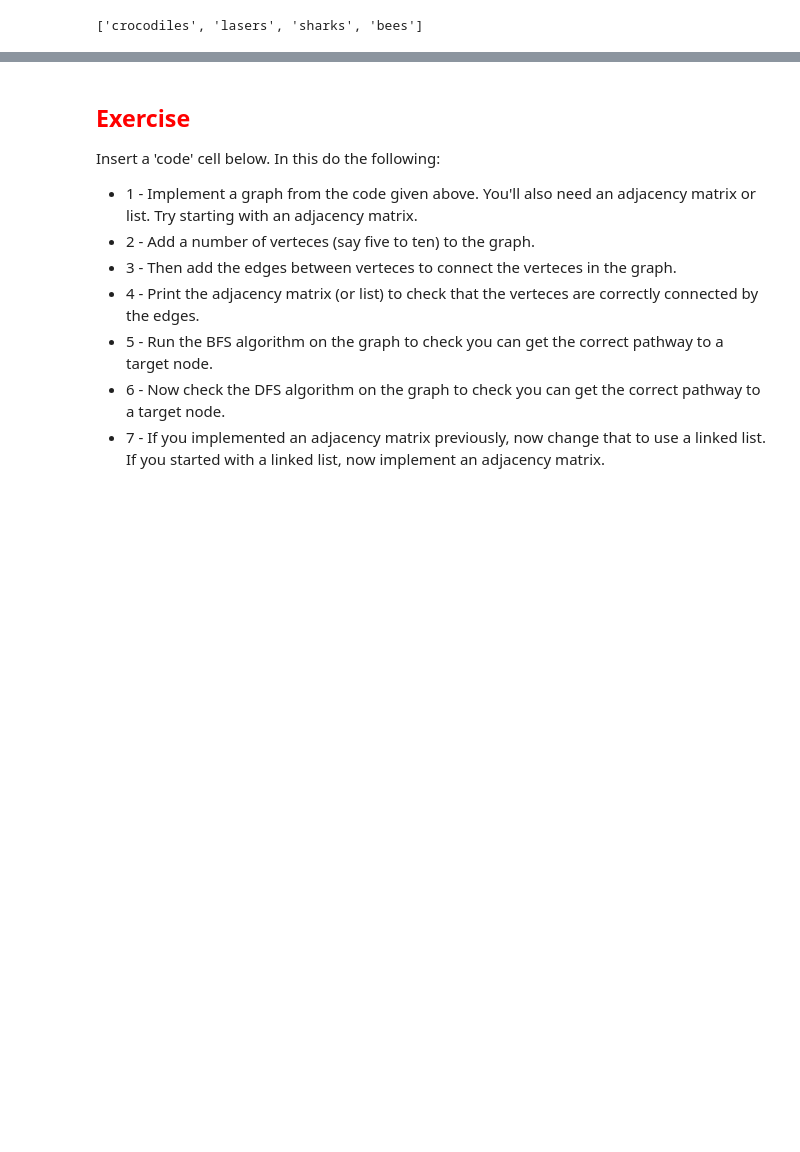
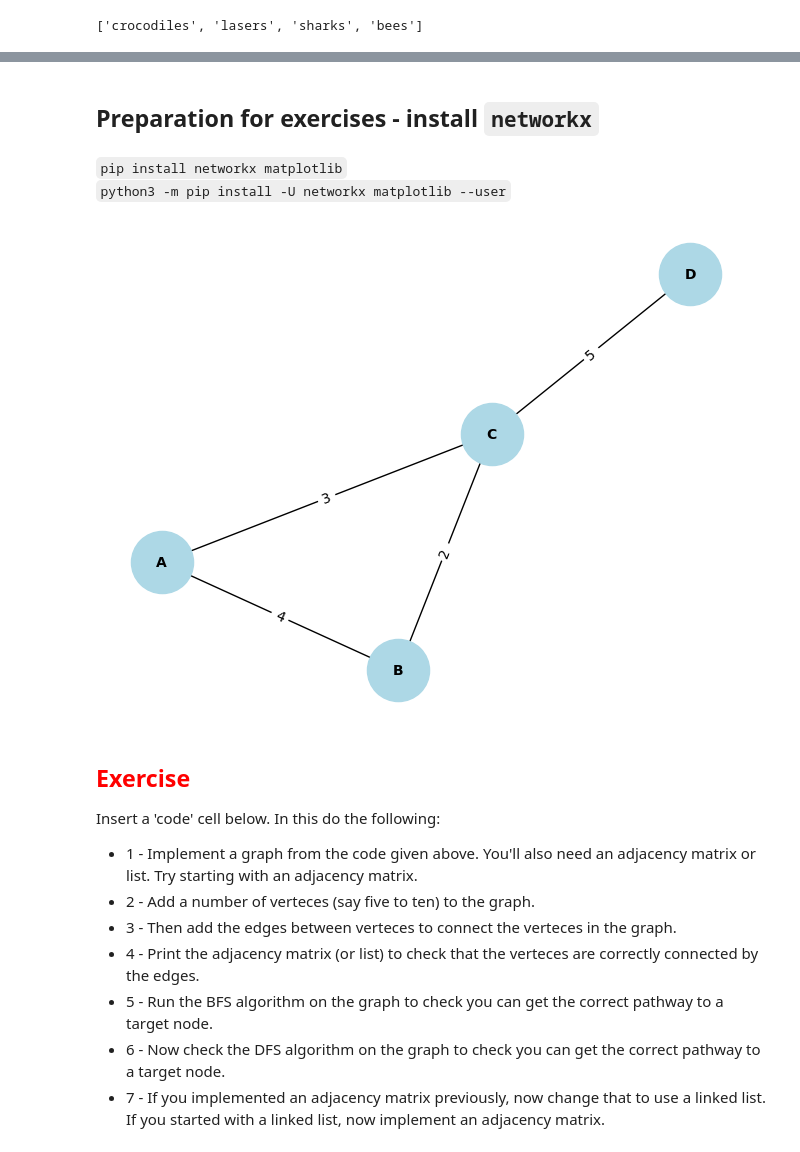
Before and after one commit to NicholasDay1992/COM5013-Algorithms-and-Data-Structures, a Jupyter notebook: 13 Graph Theory/13 Graphs.ipynb, the cells around one changed output, grey strips where cells are left out. Saved outputs shown, nothing was run; the diff lists cells and outputs as text; code cells hidden in the pictures; blank space fills up the shorter version.

Commit message:
making use of networkx for drawing graphs

```diff
--- a/13 Graph Theory/13 Graphs.ipynb
+++ b/13 Graph Theory/13 Graphs.ipynb
@@ -677,6 +677,37 @@ print(dfs(some_hazardous_graph, 'sharks', 'bees'))
 ### Shortest Paths between nodes in a network (or minimum spanning)
 
 ![shortest_path](https://tomrocksmaths.files.wordpress.com/2023/08/screenshot-2023-08-04-at-11.47.05.png?w=1024)
+# %% [markdown]
+## Preparation for exercises - install `networkx`
+# %% [markdown]
+`pip install networkx matplotlib`
+  `python3 -m pip install -U networkx matplotlib --user`
+# %%
+import matplotlib.pyplot as plt
+import networkx as nx
+
+# Create a graph
+G = nx.Graph()
+
+# Add weighted edges
+G.add_edge('A', 'B', weight=4)
+G.add_edge('A', 'C', weight=3)
+G.add_edge('B', 'C', weight=2)
+G.add_edge('C', 'D', weight=5)
+
+# Get positions for the nodes
+pos = nx.spring_layout(G)
+
+# Draw nodes and edges
+nx.draw(G, pos, with_labels=True, node_color='lightblue', node_size=2000, font_size=10, font_weight='bold')
+
+# Draw edge labels for weights
+edge_labels = nx.get_edge_attributes(G, 'weight')
+nx.draw_networkx_edge_labels(G, pos, edge_labels=edge_labels)
+
+plt.show()
+# %% [output]
+[figure, added]
 # %% [markdown]
 
 ## <font color="red">Exercise</font> ##
```
